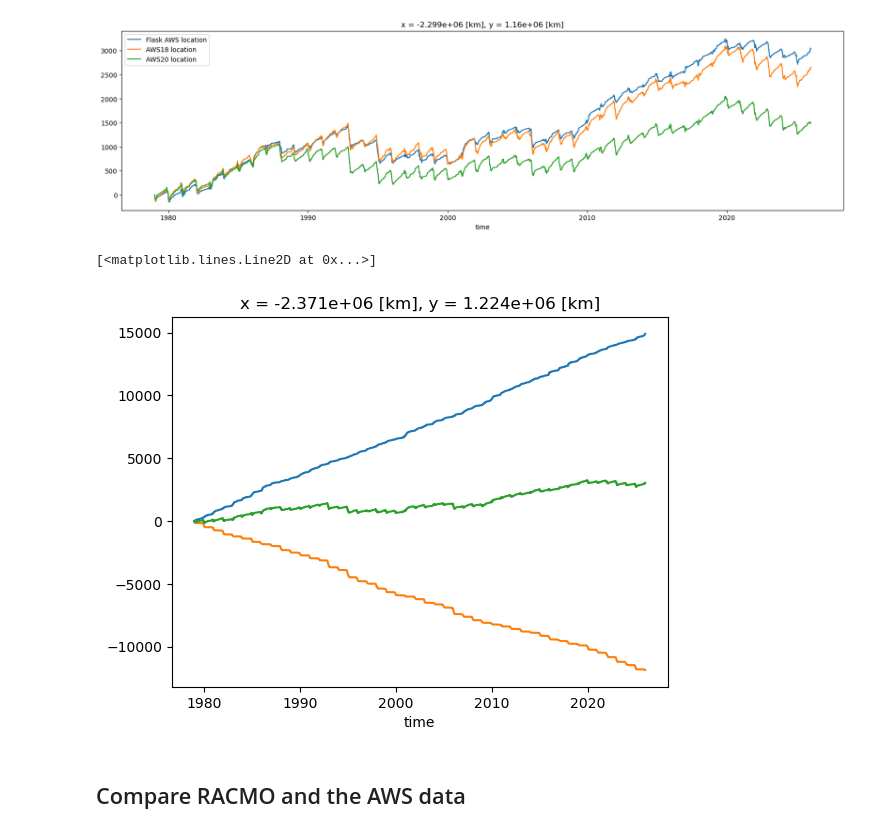
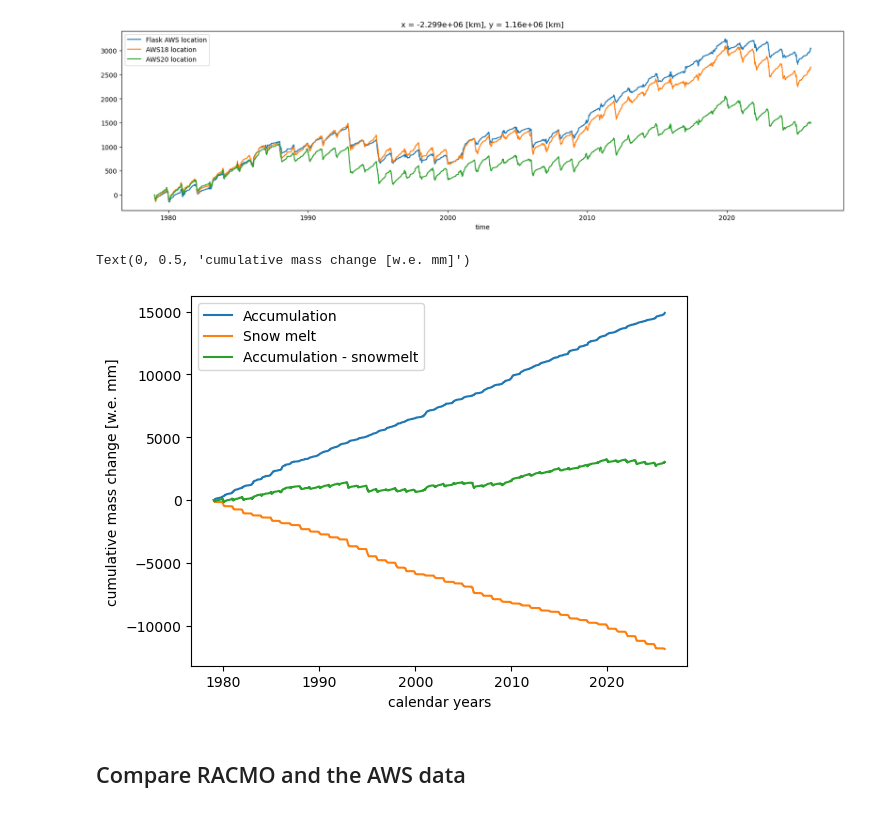
Before and after one commit to ldeo-glaciology/AntPen_NSF_NERC, a Jupyter notebook: code/aws/larsen_AWS_RACMO2km.ipynb, the cells around one changed output. Saved outputs shown, nothing was run; the diff lists cells and outputs as text; code cells hidden in the pictures.

```diff
--- a/code/aws/larsen_AWS_RACMO2km.ipynb
+++ b/code/aws/larsen_AWS_RACMO2km.ipynb
@@ -491,12 +491,16 @@ plt.legend()
 <matplotlib.legend.Legend at 0x...>
 [figure]
 # %%
-p_flask_c.plot()
-(-m_flask_c).plot()
-(p_flask_c - m_flask_c).plot()
+p_flask_c.plot(label = 'Accumulation')
+(-m_flask_c).plot(label = 'Snow melt')
+(p_flask_c - m_flask_c).plot(label = 'Accumulation - snowmelt')
+plt.legend()
+plt.title('');
+plt.xlabel('calendar years')
+plt.ylabel('cumulative mass change [w.e. mm]')
 # %% [output]
-[<matplotlib.lines.Line2D at 0x...>]
+Text(0, 0.5, 'cumulative mass change [w.e. mm]')
-[figure, old version]
+[figure, new version]
 # %% [markdown]
 ## Compare RACMO and the AWS data
 # %%
```
Also changed, not shown: parts of 2 cells of this notebook.
